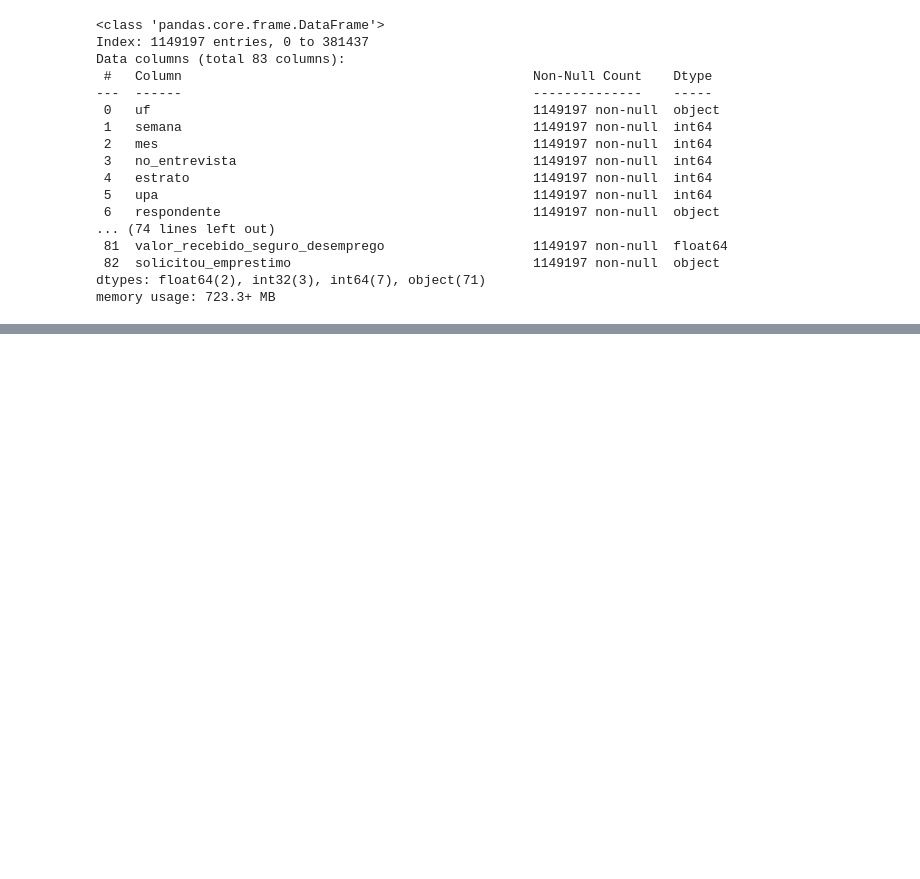
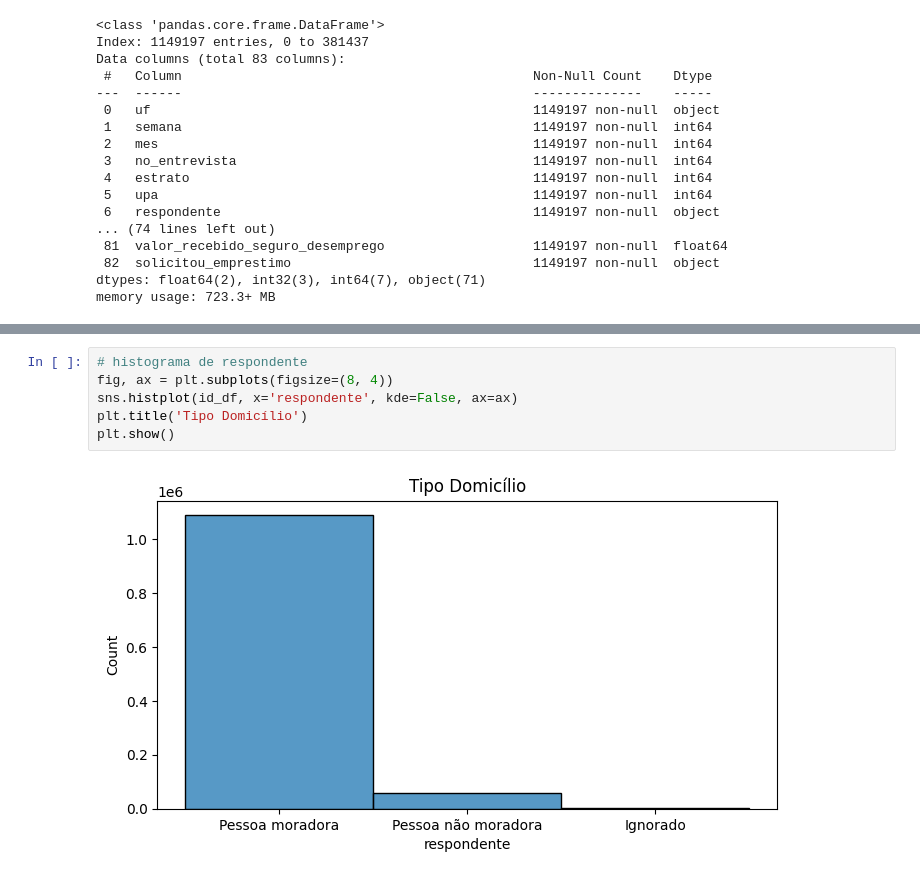
Before and after one commit to cams1313/Fase3_FIAP_DataAnalytics, a Jupyter notebook: Tratamento_dos_Dados.ipynb, the cells around one changed output, grey strips where cells are left out. Cells and saved outputs as stored; diff of their text form; blank space fills up the shorter version.

```diff
--- a/Tratamento_dos_Dados.ipynb
+++ b/Tratamento_dos_Dados.ipynb
@@ -1999,0 +2068,8 @@ df.to_csv('C:/Users/camil/OneDrive/Área de Trabalho/Pós Graduação/Fase 3/Tec
+# %%
+# histograma de respondente
+fig, ax = plt.subplots(figsize=(8, 4))
+sns.histplot(id_df, x='respondente', kde=False, ax=ax)
+plt.title('Tipo Domicílio')
+plt.show()
+# %% [output]
+[figure, added]
```
Also changed, not shown: parts of 35 cells of this notebook.
